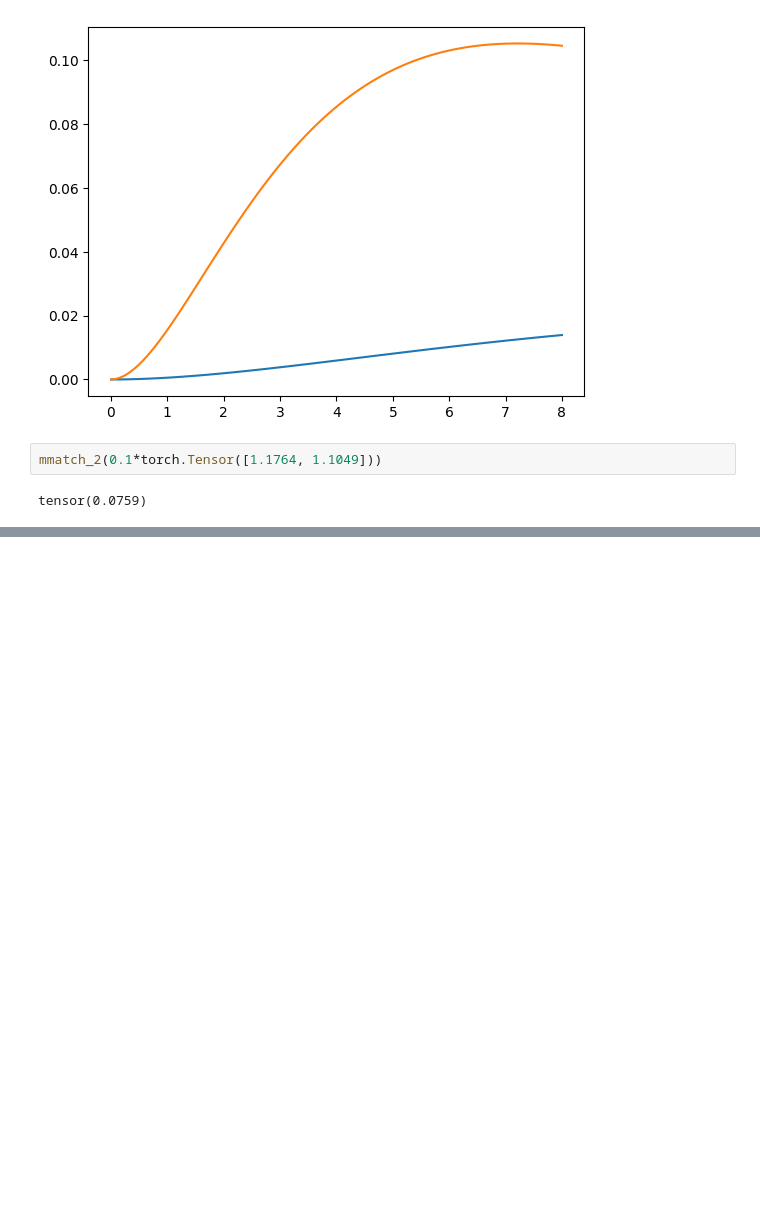
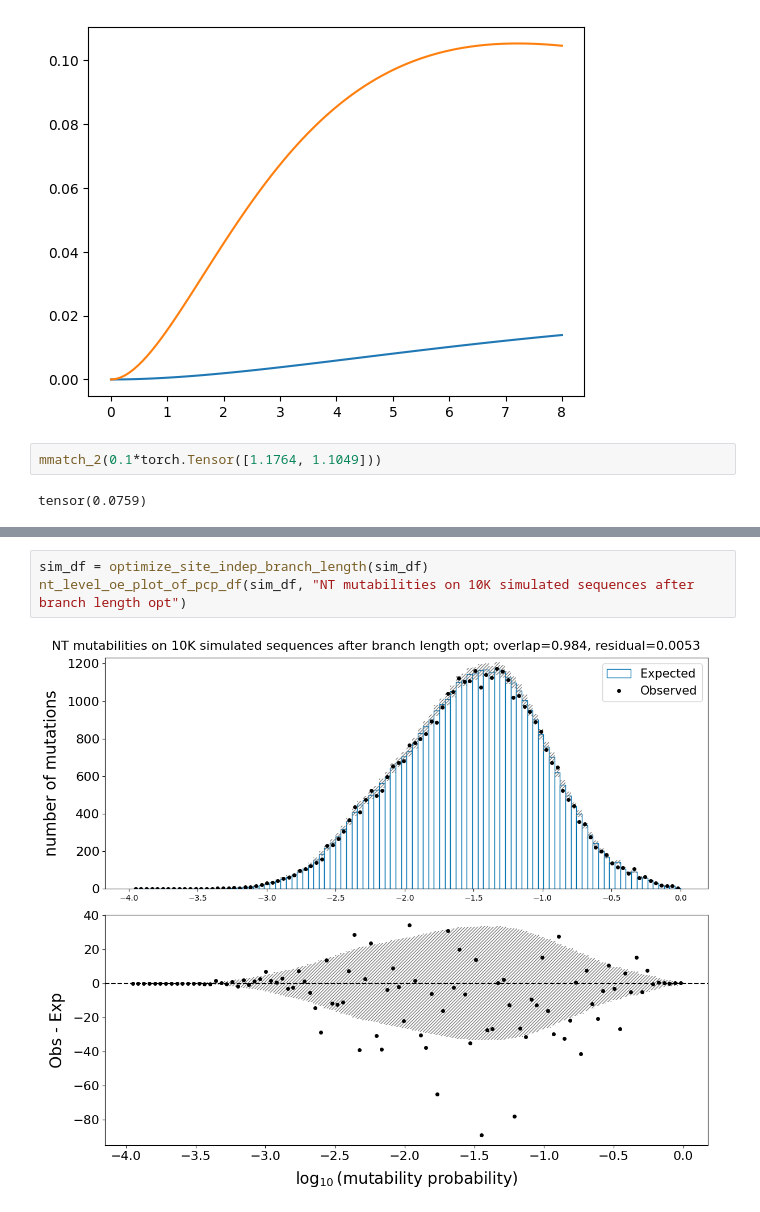
Before and after one commit to matsengrp/thrifty-experiments-1, a Jupyter notebook: human/neutral_codon.ipynb, the cells around one changed output, grey strips where cells are left out. Saved outputs shown, nothing was run; the diff lists cells and outputs as text; blank space fills up the shorter version.

```diff
--- a/human/neutral_codon.ipynb
+++ b/human/neutral_codon.ipynb
@@ -620,0 +615,5 @@ tensor(0.0759)
+# %%
+sim_df = optimize_site_indep_branch_length(sim_df)
+nt_level_oe_plot_of_pcp_df(sim_df, "NT mutabilities on 10K simulated sequences after branch length opt")
+# %% [output]
+[figure, added]
```
Also changed, not shown: parts of 28 cells of this notebook.
